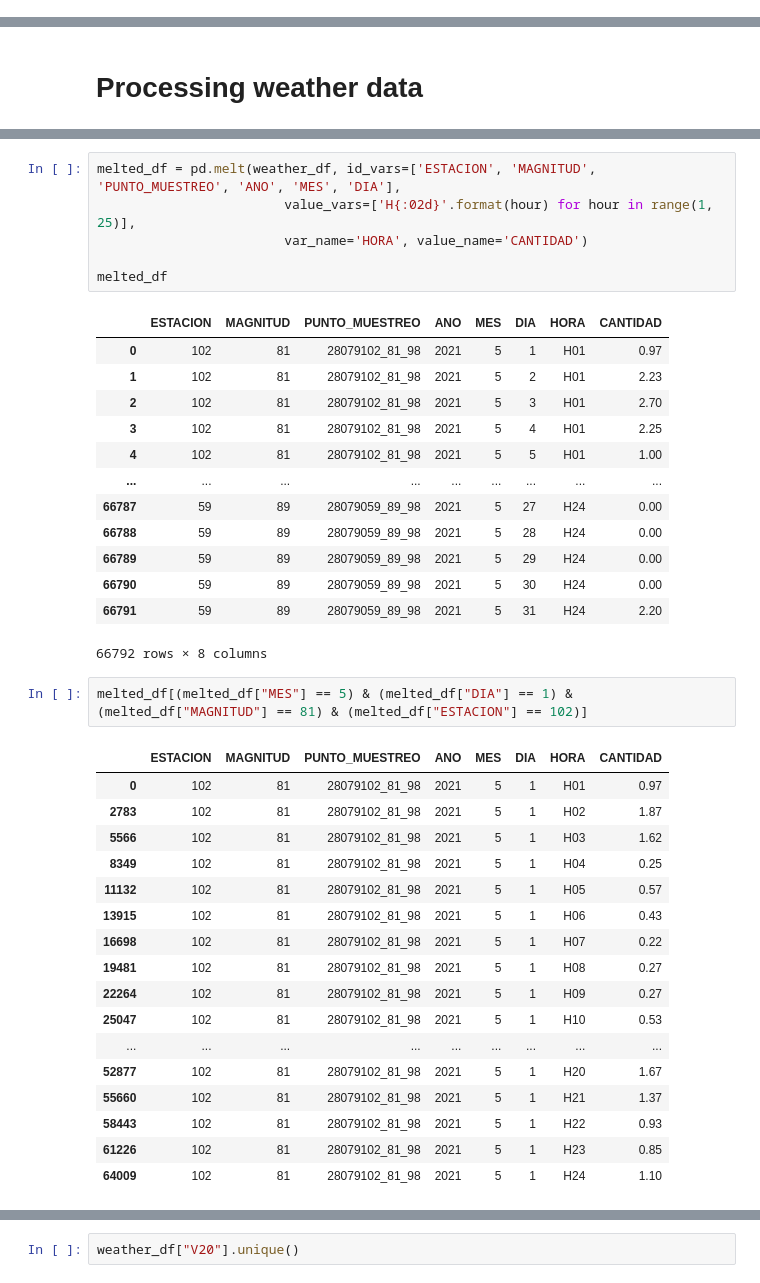
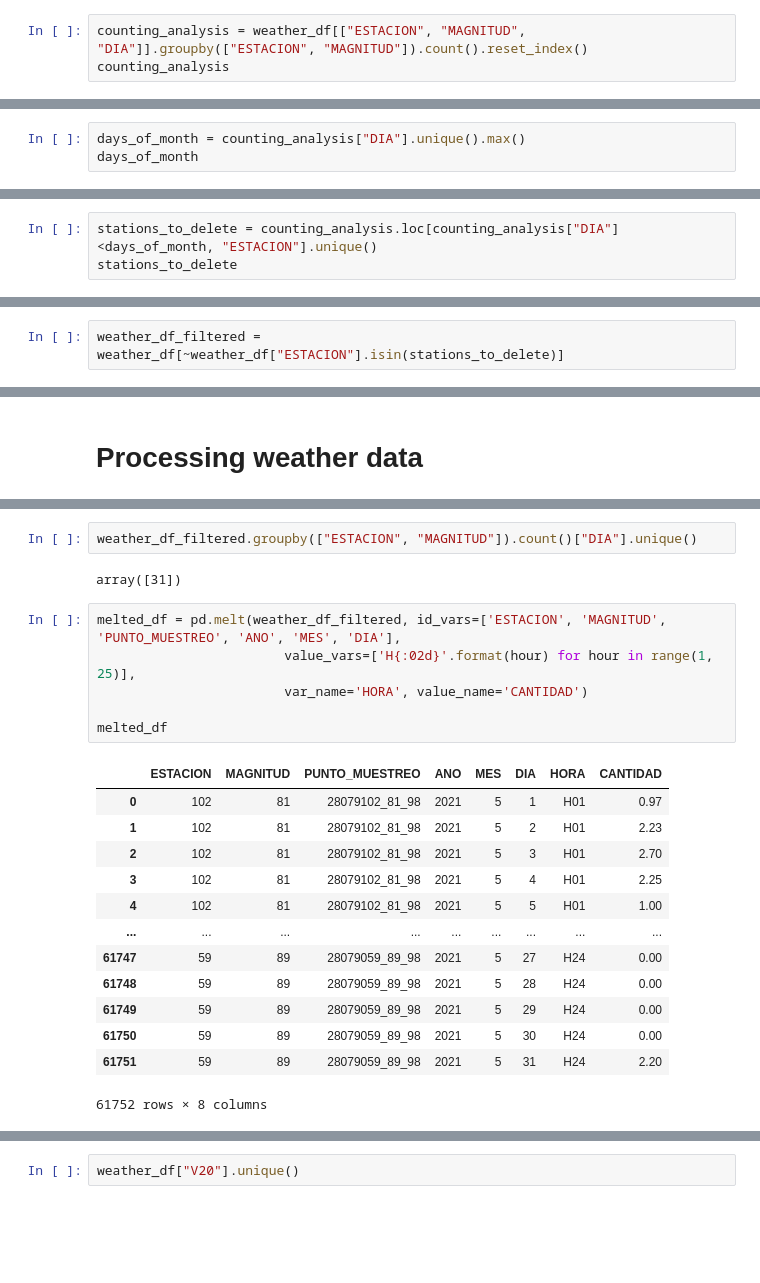
Before and after one commit to javi99/MT_predicting_BSD, a Jupyter notebook: data/development/weather_merging.ipynb, the cells around one changed output, grey strips where cells are left out. Cells and saved outputs as stored; diff of their text form; blank space fills up the shorter version.

```diff
--- a/data/development/weather_merging.ipynb
+++ b/data/development/weather_merging.ipynb
@@ -110,0 +121,3 @@ memory usage: 27.4+ KB
+# %%
+counting_analysis = weather_df[["ESTACION", "MAGNITUD", "DIA"]].groupby(["ESTACION", "MAGNITUD"]).count().reset_index()
+counting_analysis
@@ -110,0 +153,3 @@ memory usage: 27.4+ KB
+# %%
+days_of_month = counting_analysis["DIA"].unique().max()
+days_of_month
@@ -110,0 +158,3 @@ memory usage: 27.4+ KB
+# %%
+stations_to_delete = counting_analysis.loc[counting_analysis["DIA"]<days_of_month, "ESTACION"].unique()
+stations_to_delete
@@ -110,0 +163,2 @@ memory usage: 27.4+ KB
+# %%
+weather_df_filtered = weather_df[~weather_df["ESTACION"].isin(stations_to_delete)]
@@ -244,40 +370,24 @@ weather_df.head()
+# %%
+weather_df_filtered.groupby(["ESTACION", "MAGNITUD"]).count()["DIA"].unique()
+# %% [output]
+array([31])
 # %%
-melted_df = pd.melt(weather_df, id_vars=['ESTACION', 'MAGNITUD', 'PUNTO_MUESTREO', 'ANO', 'MES', 'DIA'],
+melted_df = pd.melt(weather_df_filtered, id_vars=['ESTACION', 'MAGNITUD', 'PUNTO_MUESTREO', 'ANO', 'MES', 'DIA'],
                         value_vars=['H{:02d}'.format(hour) for hour in range(1, 25)],
                         var_name='HORA', value_name='CANTIDAD')
 
 melted_df
 # %% [output]
 |  | ESTACION | MAGNITUD | PUNTO_MUESTREO | ANO | MES | DIA | HORA | CANTIDAD |
 | 0 | 102 | 81 | 28079102_81_98 | 2021 | 5 | 1 | H01 | 0.97 |
 | 1 | 102 | 81 | 28079102_81_98 | 2021 | 5 | 2 | H01 | 2.23 |
 | 2 | 102 | 81 | 28079102_81_98 | 2021 | 5 | 3 | H01 | 2.70 |
 | 3 | 102 | 81 | 28079102_81_98 | 2021 | 5 | 4 | H01 | 2.25 |
 | 4 | 102 | 81 | 28079102_81_98 | 2021 | 5 | 5 | H01 | 1.00 |
 | ... | ... | ... | ... | ... | ... | ... | ... | ... |
-| 66787 | 59 | 89 | 28079059_89_98 | 2021 | 5 | 27 | H24 | 0.00 |
-| 66788 | 59 | 89 | 28079059_89_98 | 2021 | 5 | 28 | H24 | 0.00 |
-| 66789 | 59 | 89 | 28079059_89_98 | 2021 | 5 | 29 | H24 | 0.00 |
-| 66790 | 59 | 89 | 28079059_89_98 | 2021 | 5 | 30 | H24 | 0.00 |
-| 66791 | 59 | 89 | 28079059_89_98 | 2021 | 5 | 31 | H24 | 2.20 |
+| 61747 | 59 | 89 | 28079059_89_98 | 2021 | 5 | 27 | H24 | 0.00 |
+| 61748 | 59 | 89 | 28079059_89_98 | 2021 | 5 | 28 | H24 | 0.00 |
+| 61749 | 59 | 89 | 28079059_89_98 | 2021 | 5 | 29 | H24 | 0.00 |
+| 61750 | 59 | 89 | 28079059_89_98 | 2021 | 5 | 30 | H24 | 0.00 |
+| 61751 | 59 | 89 | 28079059_89_98 | 2021 | 5 | 31 | H24 | 2.20 |
-66792 rows × 8 columns
+61752 rows × 8 columns
-# %%
-melted_df[(melted_df["MES"] == 5) & (melted_df["DIA"] == 1) & (melted_df["MAGNITUD"] == 81) & (melted_df["ESTACION"] == 102)]
-# %% [output]
-|  | ESTACION | MAGNITUD | PUNTO_MUESTREO | ANO | MES | DIA | HORA | CANTIDAD |
-| 0 | 102 | 81 | 28079102_81_98 | 2021 | 5 | 1 | H01 | 0.97 |
-| 2783 | 102 | 81 | 28079102_81_98 | 2021 | 5 | 1 | H02 | 1.87 |
-| 5566 | 102 | 81 | 28079102_81_98 | 2021 | 5 | 1 | H03 | 1.62 |
-| 8349 | 102 | 81 | 28079102_81_98 | 2021 | 5 | 1 | H04 | 0.25 |
-| 11132 | 102 | 81 | 28079102_81_98 | 2021 | 5 | 1 | H05 | 0.57 |
-| 13915 | 102 | 81 | 28079102_81_98 | 2021 | 5 | 1 | H06 | 0.43 |
-| 16698 | 102 | 81 | 28079102_81_98 | 2021 | 5 | 1 | H07 | 0.22 |
-| 19481 | 102 | 81 | 28079102_81_98 | 2021 | 5 | 1 | H08 | 0.27 |
-| 22264 | 102 | 81 | 28079102_81_98 | 2021 | 5 | 1 | H09 | 0.27 |
-| 25047 | 102 | 81 | 28079102_81_98 | 2021 | 5 | 1 | H10 | 0.53 |
-| ... | ... | ... | ... | ... | ... | ... | ... | ... |
-| 52877 | 102 | 81 | 28079102_81_98 | 2021 | 5 | 1 | H20 | 1.67 |
-| 55660 | 102 | 81 | 28079102_81_98 | 2021 | 5 | 1 | H21 | 1.37 |
-| 58443 | 102 | 81 | 28079102_81_98 | 2021 | 5 | 1 | H22 | 0.93 |
-| 61226 | 102 | 81 | 28079102_81_98 | 2021 | 5 | 1 | H23 | 0.85 |
-| 64009 | 102 | 81 | 28079102_81_98 | 2021 | 5 | 1 | H24 | 1.10 |
```
Also changed, not shown: parts of 37 cells of this notebook.
